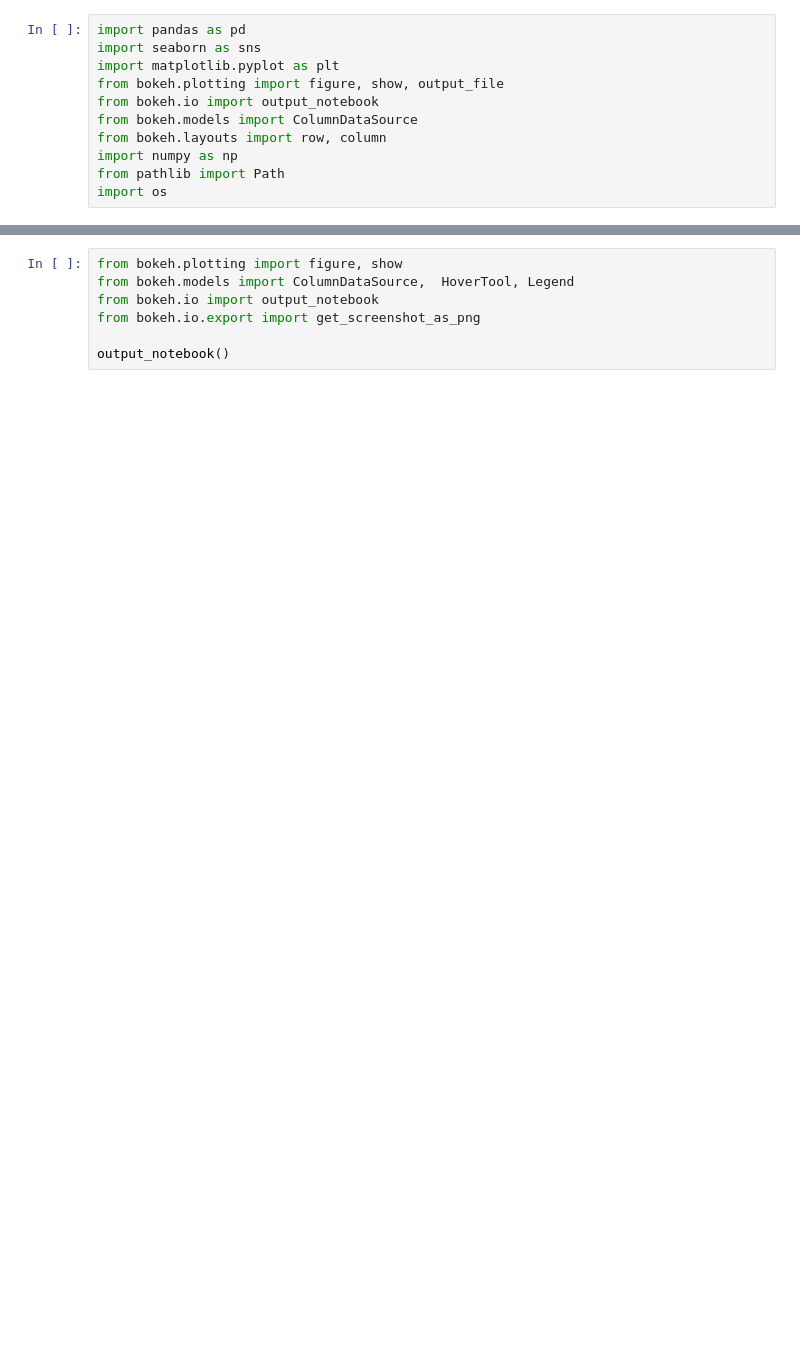
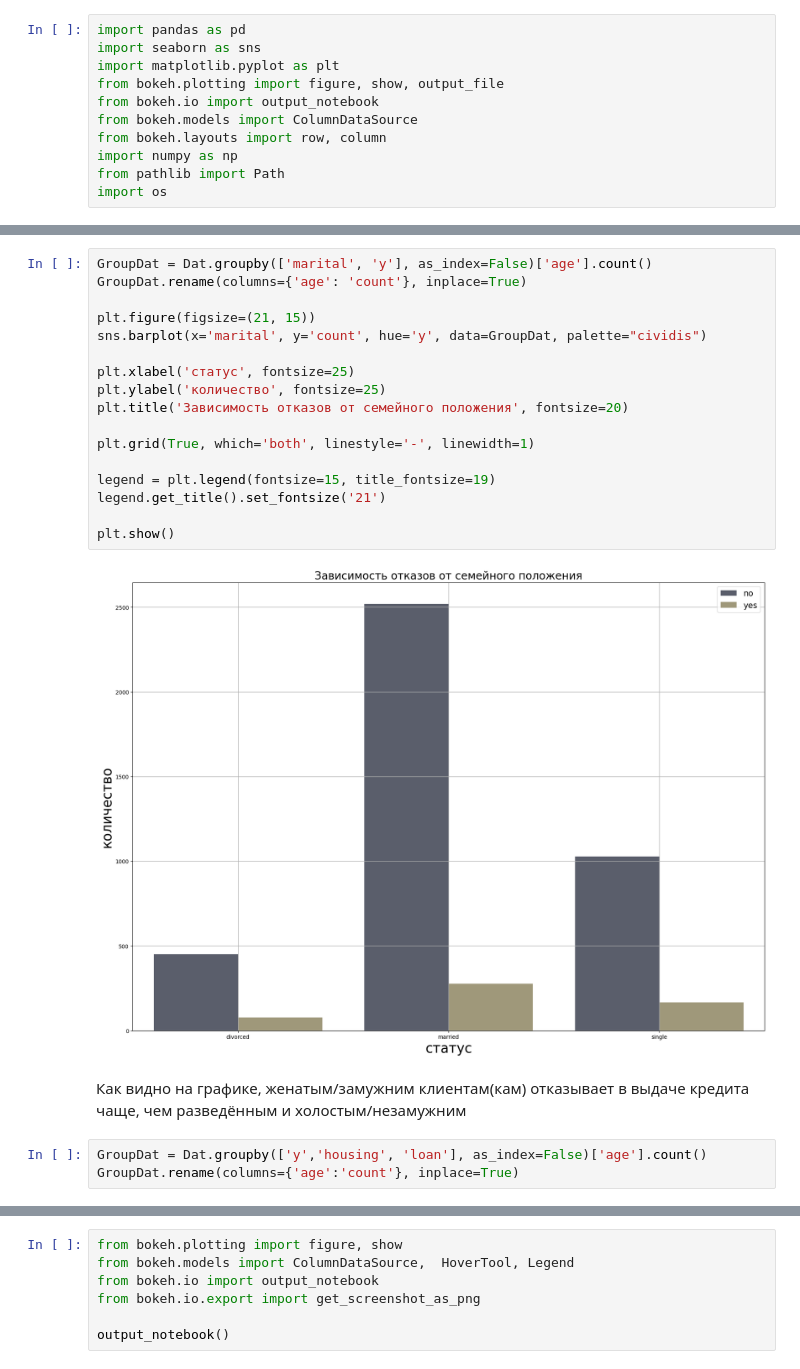
Before and after one commit to KochurovaVA/IIS, a Jupyter notebook: eda/eda.ipynb, the cells around one changed output, grey strips where cells are left out. Cells and saved outputs as stored; diff of their text form; blank space fills up the shorter version.

```diff
--- a/eda/eda.ipynb
+++ b/eda/eda.ipynb
@@ -264,0 +229,24 @@ plt.show()
+# %%
+GroupDat = Dat.groupby(['marital', 'y'], as_index=False)['age'].count()
+GroupDat.rename(columns={'age': 'count'}, inplace=True)
+
+plt.figure(figsize=(21, 15))
+sns.barplot(x='marital', y='count', hue='y', data=GroupDat, palette="cividis")
+
+plt.xlabel('статус', fontsize=25)
+plt.ylabel('количество', fontsize=25)
+plt.title('Зависимость отказов от семейного положения', fontsize=20)
+
+plt.grid(True, which='both', linestyle='-', linewidth=1)
+
+legend = plt.legend(fontsize=15, title_fontsize=19)
+legend.get_title().set_fontsize('21')
+
+plt.show()
+# %% [output]
+[figure, added]
+# %% [markdown]
+Как видно на графике, женатым/замужним клиентам(кам) отказывает в выдаче кредита чаще, чем разведённым и холостым/незамужним
+# %%
+GroupDat = Dat.groupby(['y','housing', 'loan'], as_index=False)['age'].count()
+GroupDat.rename(columns={'age':'count'}, inplace=True)
```
Also changed, not shown: parts of 51 cells of this notebook, 7 other files.
